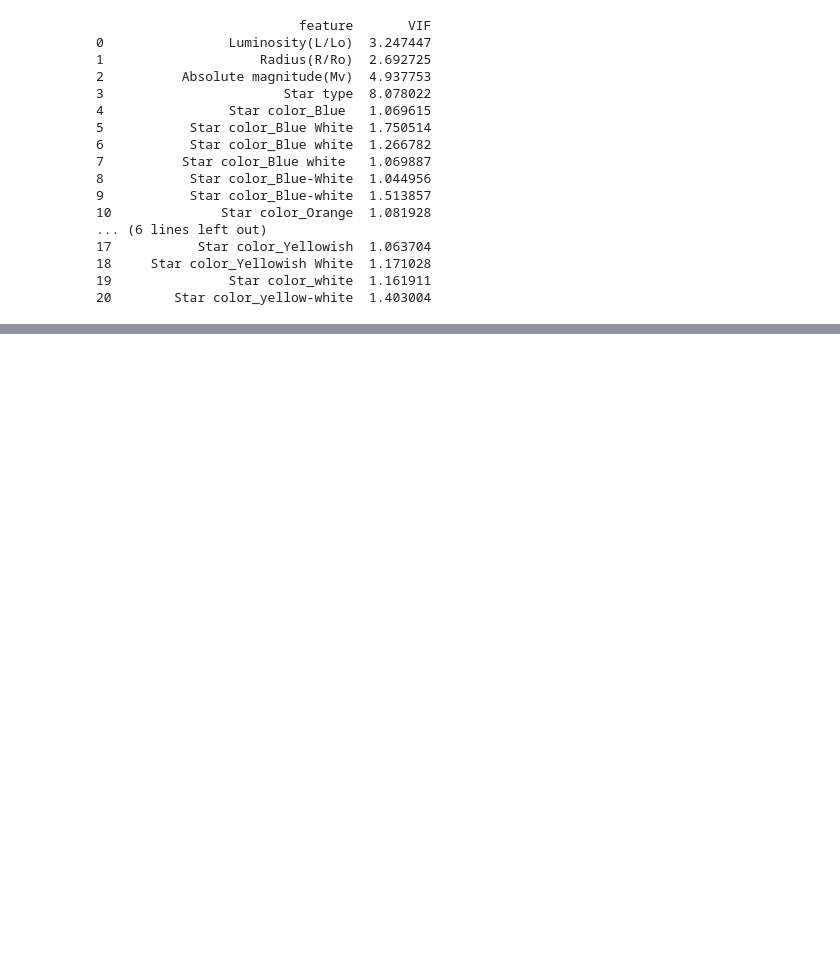
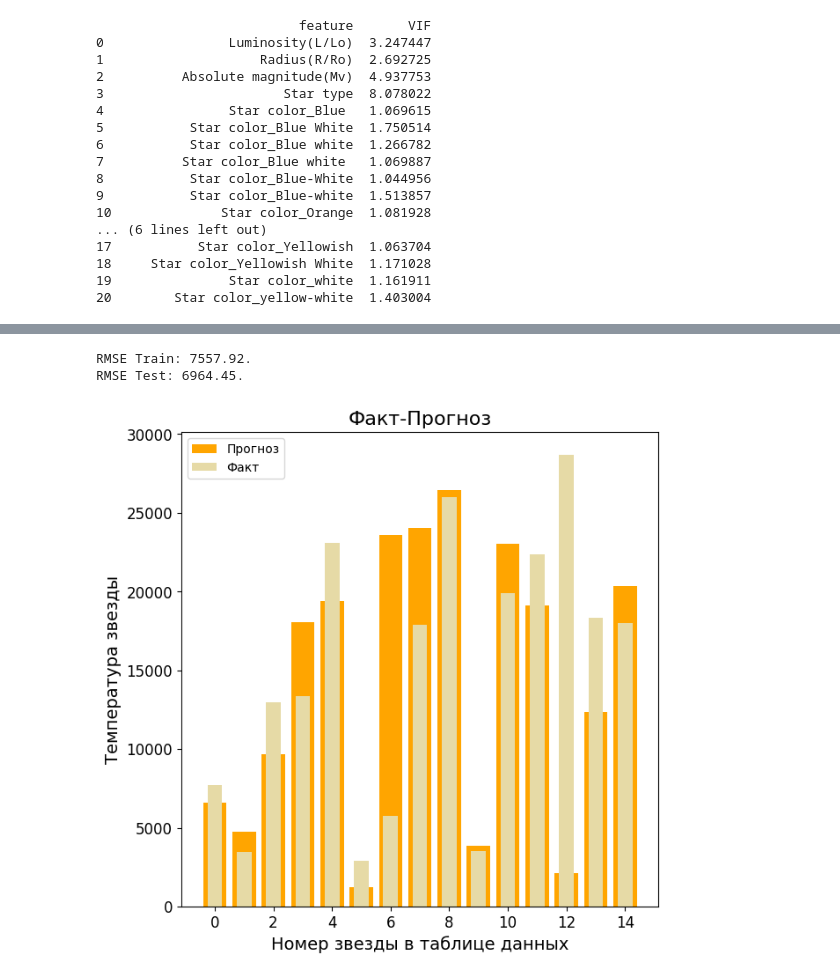
Before and after one commit to SergeyDolin/StarTempNet, a Jupyter notebook: main.ipynb, the cells around one changed output, grey strips where cells are left out. Cells and saved outputs as stored; diff of their text form; code cells hidden in the pictures; blank space fills up the shorter version.

Commit message:
update model

```diff
--- a/main.ipynb
+++ b/main.ipynb
@@ -410,0 +453,7 @@ show_graph(test_preds_bn)
+# %%
+model_d = NeuralNet(input_dim=21, hidden_lyrs=[75,50,25,10], output_dim=1, dropout=True)
+
+criterion = nn.MSELoss()
+optimizer = torch.optim.Adam(model_d.parameters(), lr=1e-3)
+
+TrainModel(model_d, criterion, optimizer, X_train_slr, Y_train, epochs=200000, drpt=True)
@@ -410,0 +481,15 @@ show_graph(test_preds_bn)
+# %%
+train_preds_bn = model_d.forward_drpt(X_train_slr)
+test_preds_bn = model_d.forward_drpt(X_test_slr)
+# %%
+print("RMSE Train: {0:.2f}.". \
+      format((mean_squared_error(Y_train.detach().numpy(), train_preds_bn.detach().numpy().squeeze()))**0.5))
+print("RMSE Test: {0:.2f}.". \
+      format((mean_squared_error(Y_test.detach().numpy(), test_preds_bn.detach().numpy().squeeze()))**0.5))
+# %% [output]
+RMSE Train: 7557.92.
+RMSE Test: 6964.45.
+# %%
+show_graph(test_preds_bn)
+# %% [output]
+[figure, added]
```
Also changed, not shown: parts of 20 cells of this notebook.
